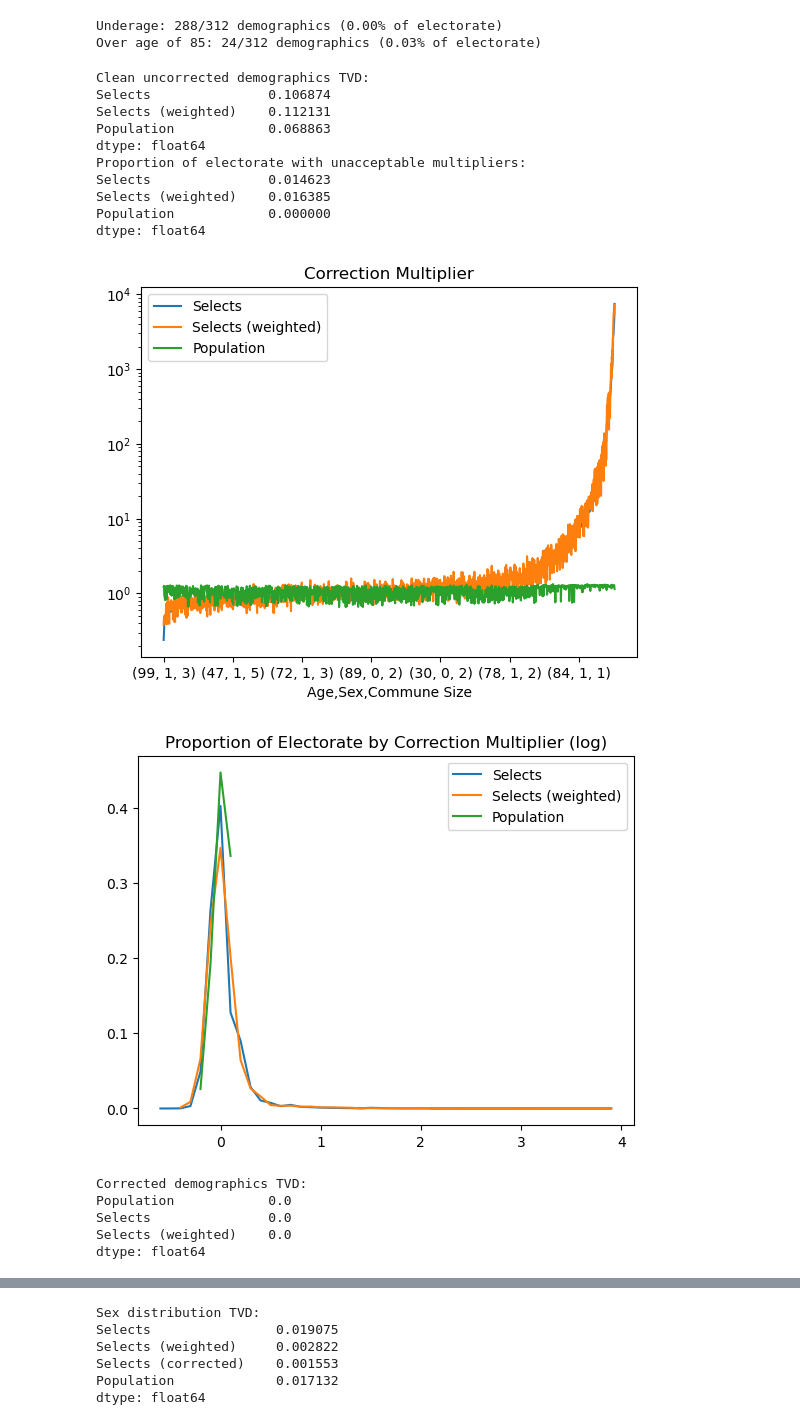
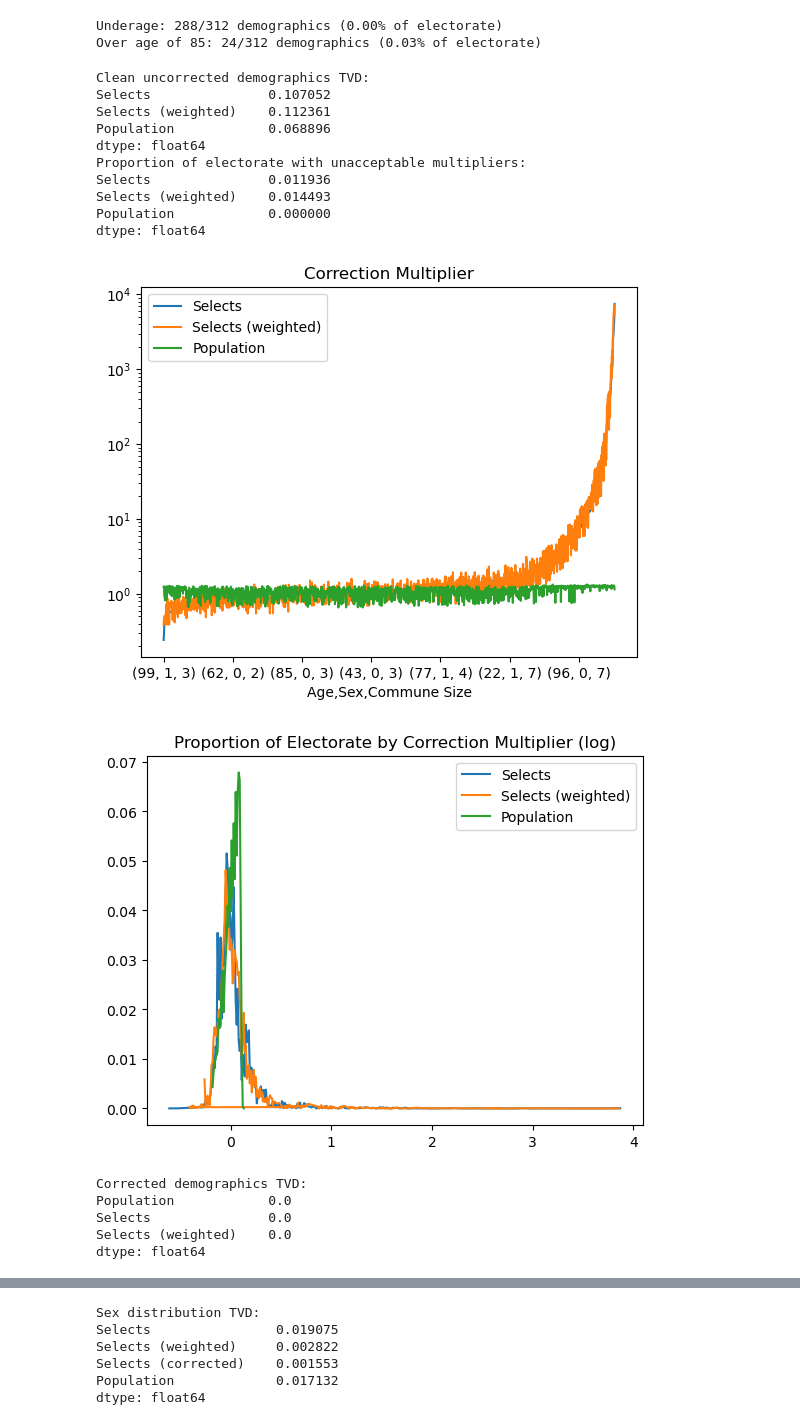
Before and after one commit to tschai-yim/swiss-elections-study, a Jupyter notebook: respondents_vs_population.ipynb, the cells around one changed output, grey strips where cells are left out. Cells and saved outputs as stored; diff of their text form; code cells hidden in the pictures.

Commit message:
refactor(resp-v-pop): move correction functions out

```diff
--- a/respondents_vs_population.ipynb
+++ b/respondents_vs_population.ipynb
@@ -132,10 +64,10 @@ weighted_selects_demographics = age_smoothed_selects_year_df.groupby(
 )['weighttot'].sum().rename('Selects (weighted)')
 
 electorate_demographics = electorate_year_df.groupby(
-    [AGE_ATTR, SEX_ATTR, electorate_year_df[COMMUNE_ATTR].map(postal_code_to_commune_size).rename(COMMUNE_SIZE_ATTR)]
+    [AGE_ATTR, SEX_ATTR, COMMUNE_SIZE_ATTR]
 )[POPULATION_ATTR].sum().rename('Electorate')
 population_demographics = population_year_df.groupby(
-    [AGE_ATTR, SEX_ATTR, population_year_df[COMMUNE_ATTR].map(postal_code_to_commune_size).rename(COMMUNE_SIZE_ATTR)]
+    [AGE_ATTR, SEX_ATTR, COMMUNE_SIZE_ATTR]
 )[POPULATION_ATTR].sum().rename('Population')
 
 demographic_proportions = merge_proportional(
@@ -190,6 +122,8 @@ assert len(missing_selects_demographics) == 0
 Underage: 288/312 demographics (0.00% of electorate)
 Over age of 85: 24/312 demographics (0.03% of electorate)
 # %%
+from data.selects import apply_demographic_correction
+
 # Only use demographics present in both selects and population data
 clean_demographic_proportions = demographic_proportions[
     (demographic_proportions['Selects'] > 0) & (demographic_proportions['Electorate'] > 0)
@@ -204,7 +138,7 @@ correction_multiplier = 1 / clean_demographic_proportions[['Selects', 'Selects (
 correction_multiplier.sort_values('Selects').plot(logy=True, title='Correction Multiplier')
 
 # Check correction multiplier magnitude
-multiplier_categories = np.round(np.log10(correction_multiplier), decimals=1)
+multiplier_categories = np.round(np.log10(correction_multiplier), decimals=2)
 multiplier_categories_proportion = pd.concat([
     clean_demographic_proportions['Electorate'].groupby(multiplier_categories[column]).sum().rename(column)
     for column in correction_multiplier.columns
@@ -217,40 +151,46 @@ unacceptable_multiplier_proportion = multiplier_categories_proportion[
     np.log10(ACCEPTABLE_MULTIPLIER) < multiplier_categories_proportion.index
     ].sum()
 print('Proportion of electorate with unacceptable multipliers:')
 print(unacceptable_multiplier_proportion)
 plt.show()
 
 # Clip unacceptable multipliers
 correction_multiplier = correction_multiplier.clip(upper=ACCEPTABLE_MULTIPLIER)
 corrected_demographic_proportions = clean_demographic_proportions.multiply(correction_multiplier)
 corrected_demographic_proportions.plot(title='Corrected Demographic Proportions')
 print('Corrected demographics TVD:')
 print(calculate_tvd(corrected_demographic_proportions, 'Electorate'))
 
 # Apply demographic correction to unweighted selects
 DEMOGRAPHIC_WEIGHT = 'weight_demographic'
 corrected_age_smoothed_selects_year_df = age_smoothed_selects_year_df.copy()
 corrected_age_smoothed_selects_year_df[DEMOGRAPHIC_WEIGHT] = 0.0
 for (age, sex, commune_size), factor in correction_multiplier['Selects'].items():
     mask = ((corrected_age_smoothed_selects_year_df[AGE_ATTR] == age) &
             (corrected_age_smoothed_selects_year_df[SEX_ATTR] == sex) &
             (corrected_age_smoothed_selects_year_df[COMMUNE_SIZE_ATTR] == commune_size))
     corrected_age_smoothed_selects_year_df.loc[mask, DEMOGRAPHIC_WEIGHT] = factor
 for col in ('weightc', 'weightst', 'weightp', 'weighttot'):
     corrected_age_smoothed_selects_year_df[col] *= corrected_age_smoothed_selects_year_df[DEMOGRAPHIC_WEIGHT]
+
+# Check if implementation results match
+assert_series_equal(corrected_age_smoothed_selects_year_df['weightc'], apply_demographic_correction(
+    age_smoothed_selects_year_df, electorate_year_df,
+    acceptable_amplification=ACCEPTABLE_MULTIPLIER,
+)['weightc'])
 # %% [output]
 Clean uncorrected demographics TVD:
-Selects               0.106874
-Selects (weighted)    0.112131
-Population            0.068863
+Selects               0.107052
+Selects (weighted)    0.112361
+Population            0.068896
 dtype: float64
 Proportion of electorate with unacceptable multipliers:
-Selects               0.014623
-Selects (weighted)    0.016385
+Selects               0.011936
+Selects (weighted)    0.014493
 Population            0.000000
 dtype: float64
-[figure, old version]
+[figure, new version]
-[figure, old version]
+[figure, new version]
 Corrected demographics TVD:
 Population            0.0
 Selects               0.0
```
Also changed, not shown: parts of 7 cells of this notebook, 3 other files.
